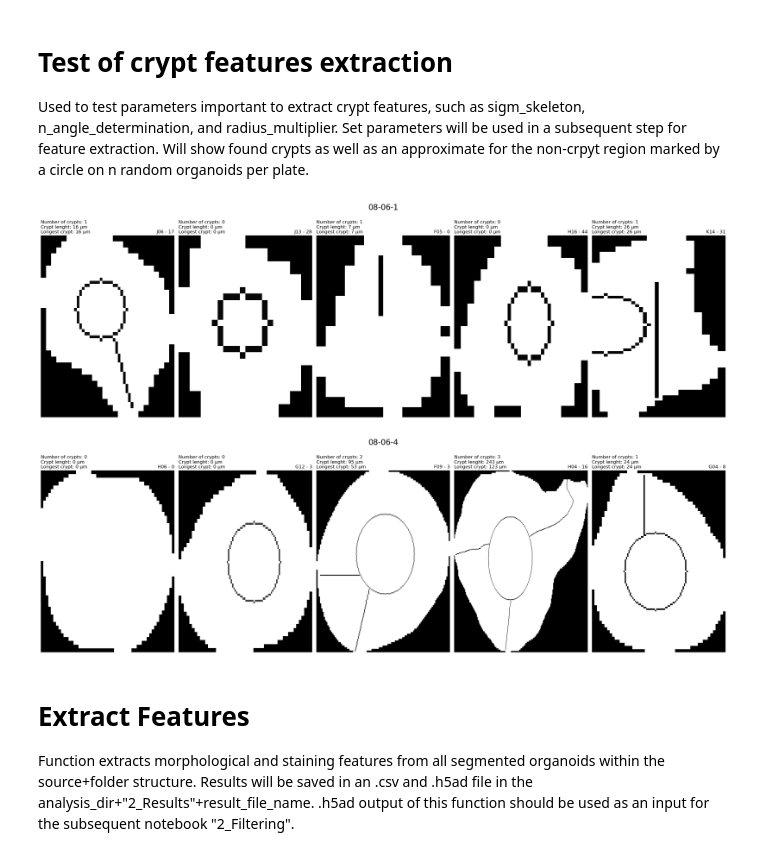
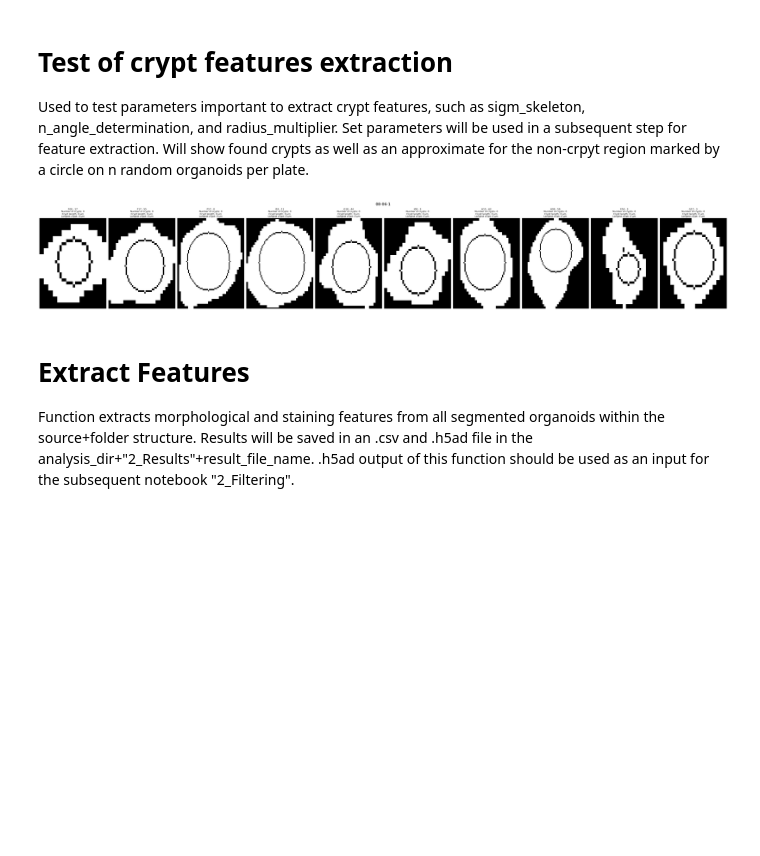
Before and after one commit to fmi-basel/ATMC_Analysis, a Jupyter notebook: 1_FeatureExtraction.ipynb, the cells around one changed output. Cells and saved outputs as stored; diff of their text form; code cells hidden in the pictures; blank space fills up the shorter version.

```diff
--- a/1_FeatureExtraction.ipynb
+++ b/1_FeatureExtraction.ipynb
@@ -159,28 +142,27 @@ segmentation_fidelity_check(
 
 Used to test parameters important to extract crypt features, such as sigm_skeleton, n_angle_determination, and radius_multiplier. Set parameters will be used in a subsequent step for feature extraction. Will show found crypts as well as an approximate for the non-crpyt region marked by a circle on n random organoids per plate.
 # %%
-sigma_skeleton = 3 # Integer. Sigma for gaussian blurring of mask before skeletonization. Sharp segmentation edges may lead to difficulties, necessating higher sigma_skeleton numbers.
+sigma_skeleton = 5 # Integer. Sigma for gaussian blurring of mask before skeletonization. Sharp segmentation edges may lead to difficulties, necessating higher sigma_skeleton numbers.
 n_angle_determination = 50 # Integer. Number of pixel used at the end of each branch to estimate its direction until the segmentation border. If the number is higher than the length of the branch, the whole branch will be used instead.
-radius_multiplier = 0.5 # Float. Multiplier of maximum-inscribed-circle radius to estimate crypt-free region. The lower the number, the more sensititve the algorithm is to smaller crypts.
-n = 5 # Integer. Number of randomly chosen organoids per imaging plate.
-seed = 0 # Integer. Random seed.
+radius_multiplier = 0.8 # Float. Multiplier of maximum-inscribed-circle radius to estimate crypt-free region. The lower the number, the more sensititve the algorithm is to smaller crypts.
+n = 10 # Integer. Number of randomly chosen organoids per imaging plate.
+seed = 2 # Integer. Random seed.
 
 test_skeletonization(
     barcodes,
     ome_zarr_dict,
     ome_zarr_df,
     table_name = table_name,
     label_name = label_name,
     pyramid_level = pyramid_level,
     n = n,
     seed = seed,
     sigma_skeleton = sigma_skeleton,
     n_angle_determination = n_angle_determination,
     radius_multiplier = radius_multiplier
 )
 # %% [output]
-[figure, old version]
+[figure, new version]
-[figure, removed]
 # %% [markdown]
 # Extract Features
 
```
Also changed, not shown: parts of 53 cells of this notebook, 9 other files.
